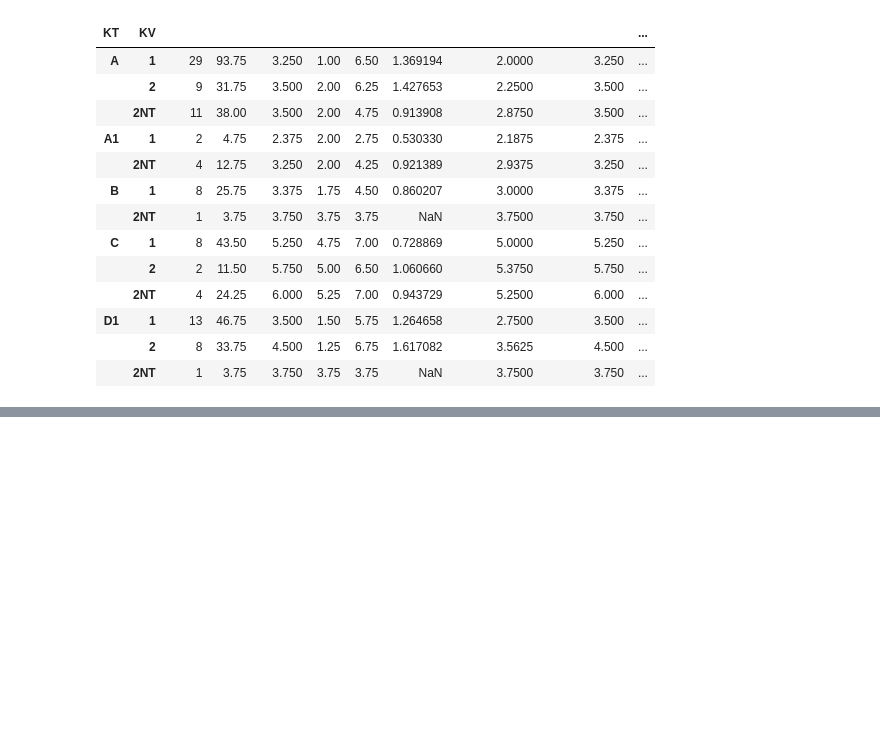
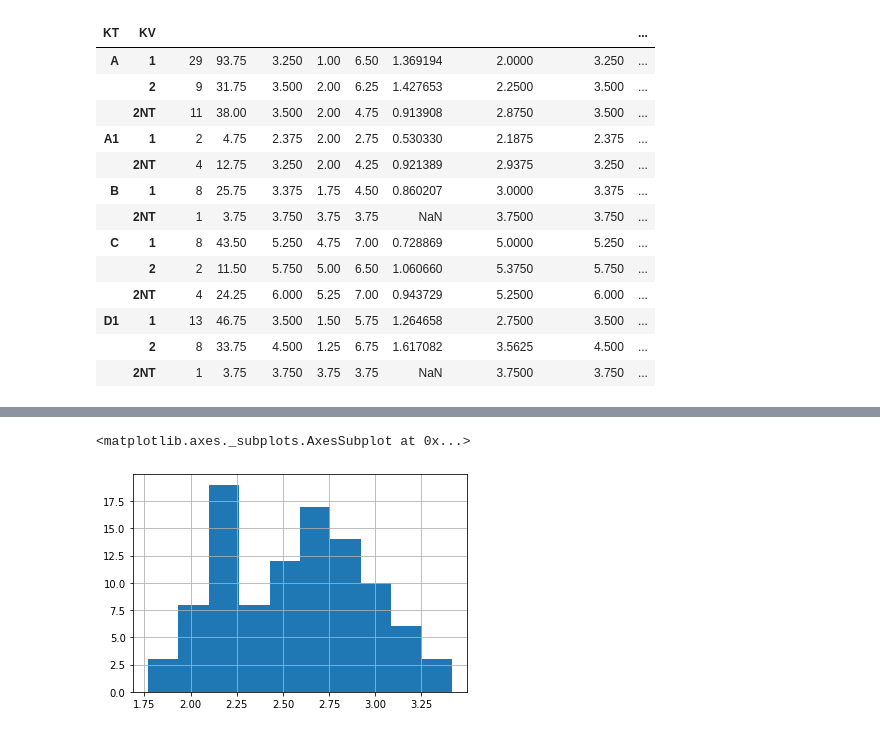
Before and after one commit to trinhvanypro1/-DataAnalystDeepLearning, a Jupyter notebook: Lab2.ipynb, the cells around one changed output, grey strips where cells are left out. Drawn from its saved outputs; the diff is of its cells as text; code cells hidden in the pictures; blank space fills up the shorter version.

```diff
--- a/Lab2.ipynb
+++ b/Lab2.ipynb
@@ -102,0 +137,5 @@ table_KT_KV
+# %%
+data['US_TMN2'].hist()
+# %% [output]
+<matplotlib.axes._subplots.AxesSubplot at 0x...>
+[figure, added]
```
Also changed, not shown: parts of 6 cells of this notebook.
